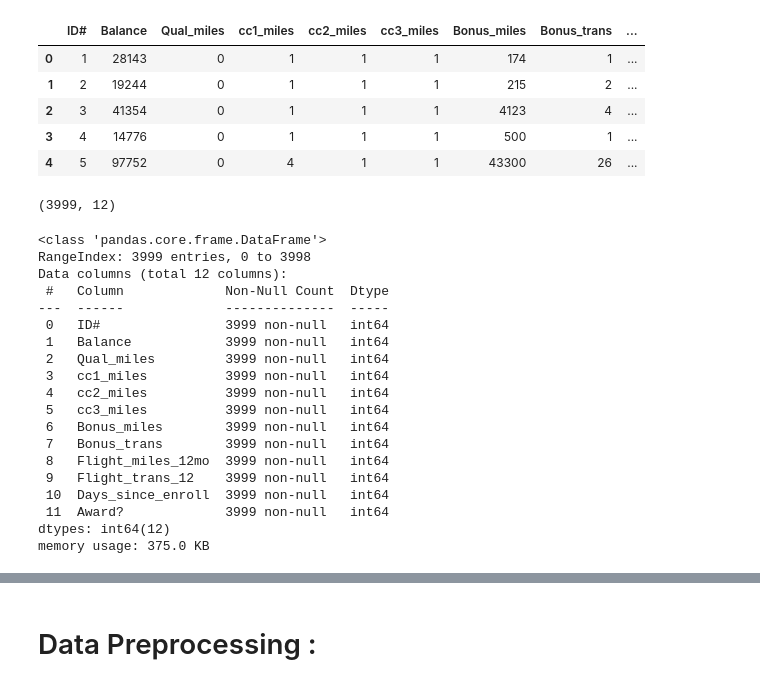
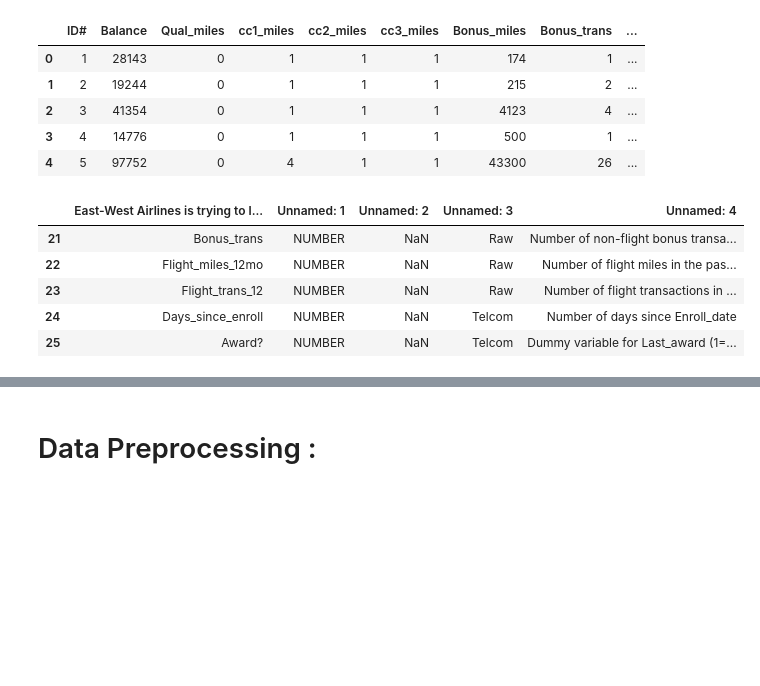
Before and after one commit to Siddhudhole/ExceLR_Assignment, a Jupyter notebook: Clustering Analysis .ipynb, the cells around one changed output, grey strips where cells are left out. Cells and saved outputs as stored; diff of their text form; code cells hidden in the pictures; blank space fills up the shorter version.

```diff
--- a/Clustering Analysis .ipynb
+++ b/Clustering Analysis .ipynb
@@ -16,29 +16,12 @@ df.head()
 | 3 | 4 | 14776 | 0 | 1 | 1 | 1 | 500 | 1 | ... |
 | 4 | 5 | 97752 | 0 | 4 | 1 | 1 | 43300 | 26 | ... |
 # %%
-df.shape
+data_desc.tail()
 # %% [output]
-(3999, 12)
+|  | East-West Airlines is trying to l... | Unnamed: 1 | Unnamed: 2 | Unnamed: 3 | Unnamed: 4 |
+| 21 | Bonus_trans | NUMBER | NaN | Raw | Number of non-flight bonus transa... |
+| 22 | Flight_miles_12mo | NUMBER | NaN | Raw | Number of flight miles in the pas... |
+| 23 | Flight_trans_12 | NUMBER | NaN | Raw | Number of flight transactions in ... |
+| 24 | Days_since_enroll | NUMBER | NaN | Telcom | Number of days since Enroll_date |
+| 25 | Award? | NUMBER | NaN | Telcom | Dummy variable for Last_award (1=... |
-# %%
-df.info()
-# %% [output]
-<class 'pandas.core.frame.DataFrame'>
-RangeIndex: 3999 entries, 0 to 3998
-Data columns (total 12 columns):
- #   Column             Non-Null Count  Dtype
----  ------             --------------  -----
- 0   ID#                3999 non-null   int64
- 1   Balance            3999 non-null   int64
- 2   Qual_miles         3999 non-null   int64
- 3   cc1_miles          3999 non-null   int64
- 4   cc2_miles          3999 non-null   int64
- 5   cc3_miles          3999 non-null   int64
- 6   Bonus_miles        3999 non-null   int64
- 7   Bonus_trans        3999 non-null   int64
- 8   Flight_miles_12mo  3999 non-null   int64
- 9   Flight_trans_12    3999 non-null   int64
- 10  Days_since_enroll  3999 non-null   int64
- 11  Award?             3999 non-null   int64
-dtypes: int64(12)
-memory usage: 375.0 KB
 # %%
```
Also changed, not shown: parts of 23 cells of this notebook.
